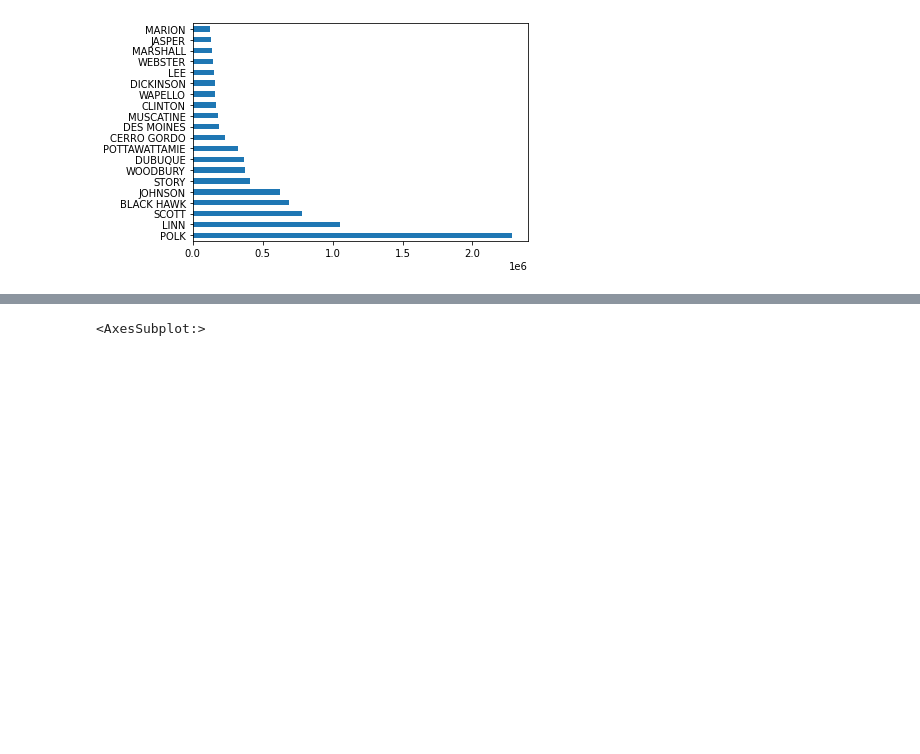
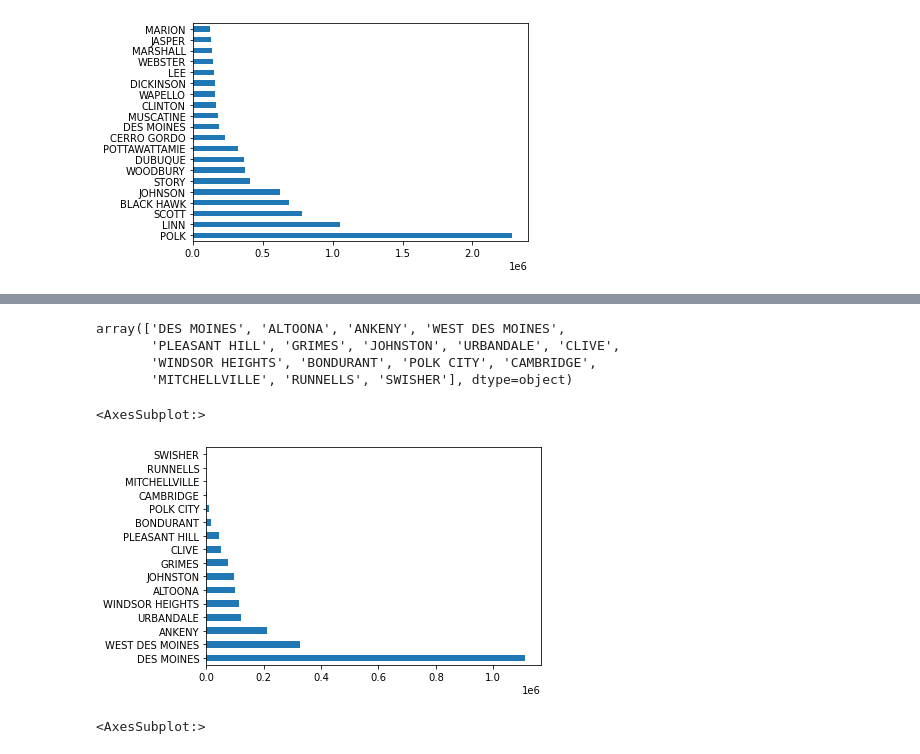
Before and after one commit to ajsalmeida/tesseract-team-future-projectliquor, a Jupyter notebook: notebooks/init.ipynb, the cells around one changed output, grey strips where cells are left out. Saved outputs shown, nothing was run; the diff lists cells and outputs as text; code cells hidden in the pictures; blank space fills up the shorter version.

```diff
--- a/notebooks/init.ipynb
+++ b/notebooks/init.ipynb
@@ -181,3 +141,6 @@ county_sales.plot(kind="barh")
 # %% [output]
 <AxesSubplot:>
 [figure]
+# %%
+polk = df[df['County']=='POLK']
+polk.head()
@@ -184,3 +154,15 @@ county_sales.plot(kind="barh")
+# %%
+polk['City'].unique()
+# %% [output]
+array(['DES MOINES', 'ALTOONA', 'ANKENY', 'WEST DES MOINES',
+       'PLEASANT HILL', 'GRIMES', 'JOHNSTON', 'URBANDALE', 'CLIVE',
+       'WINDSOR HEIGHTS', 'BONDURANT', 'POLK CITY', 'CAMBRIDGE',
+       'MITCHELLVILLE', 'RUNNELLS', 'SWISHER'], dtype=object)
+# %%
+polk['City'].value_counts().plot(kind="barh")
+# %% [output]
+<AxesSubplot:>
+[figure, added]
 # %%
 city_sales = df['City'].value_counts().nlargest(20)
 city_sales.plot(kind="barh")
```
Also changed, not shown: parts of 33 cells of this notebook.
